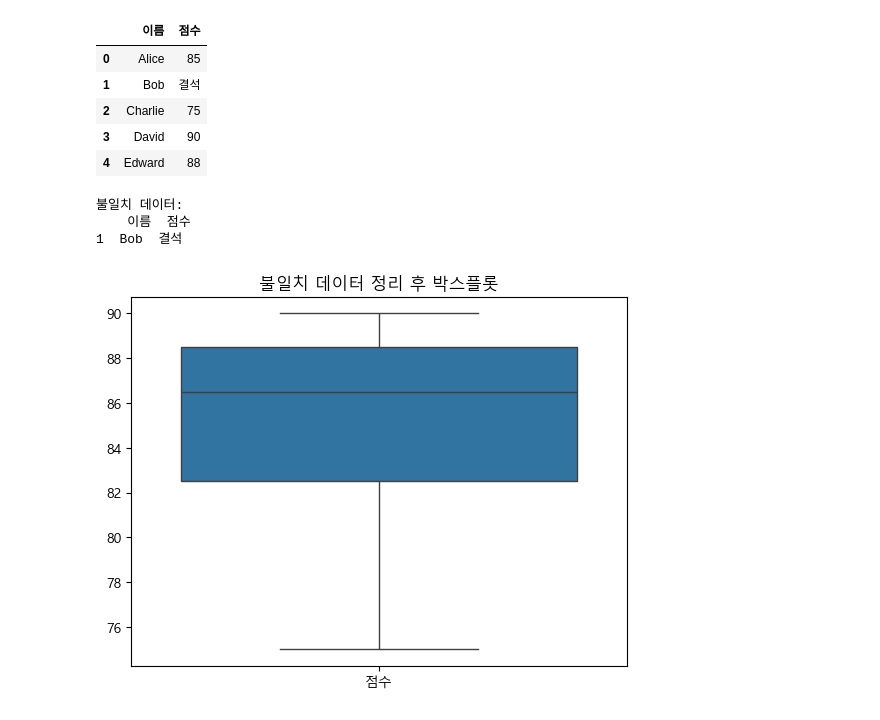
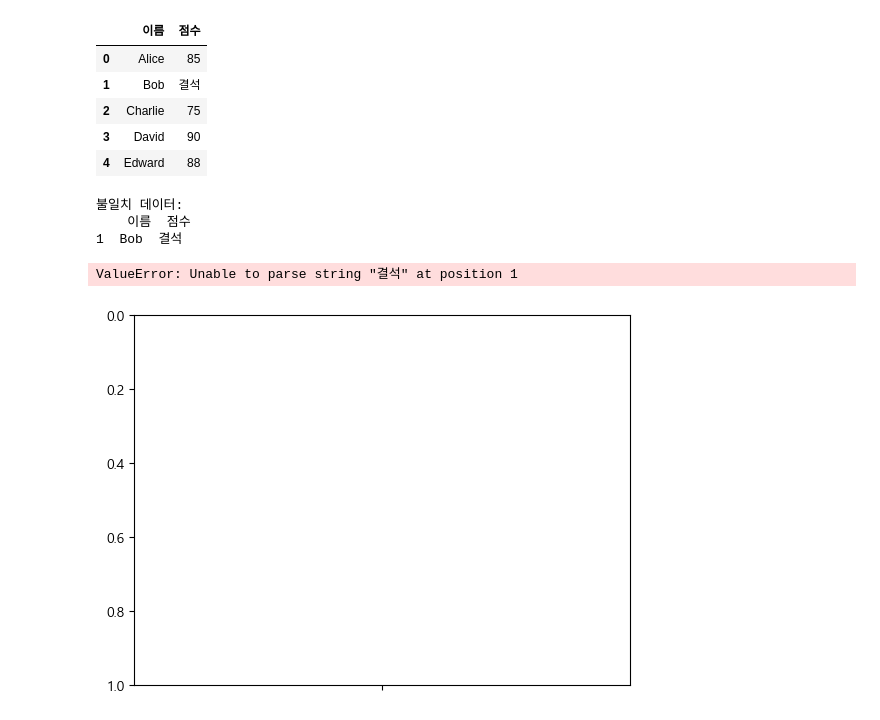
Before and after one commit to withlionbuddha/learn-thetheory-through-practice, a Jupyter notebook: BoxPlot-PatternsinObservations.ipynb, the cells around one changed output. Drawn from its saved outputs; the diff is of its cells as text; code cells hidden in the pictures.

```diff
--- a/BoxPlot-PatternsinObservations.ipynb
+++ b/BoxPlot-PatternsinObservations.ipynb
@@ -163,16 +164,16 @@ df
 # %%
 # 데이터 형식 탐지 및 불일치 확인
 inconsistent_data = df[~df["점수"].apply(lambda x: isinstance(x, (int, float)))]
 print("불일치 데이터:")
 print(inconsistent_data)
 
-# 불일치 데이터 박스플롯 (숫자만 시각화)
-df["점수"] = pd.to_numeric(df["점수"], errors="coerce")  # 문자열은 NaN으로 변환
-sns.boxplot(data=df[["점수"]])
-plt.title("불일치 데이터 정리 후 박스플롯")
+# 불일치 데이터 박스플롯
+sns.boxplot(data=df["점수"])
+plt.title("타입 불일치 데이터 박스플롯")
 plt.show()
 # %% [output]
 불일치 데이터:
     이름  점수
 1  Bob  결석
+ValueError: Unable to parse string "결석" at position 1
-[figure, old version]
+[figure, new version]
```
Also changed, not shown: parts of 3 cells of this notebook.
